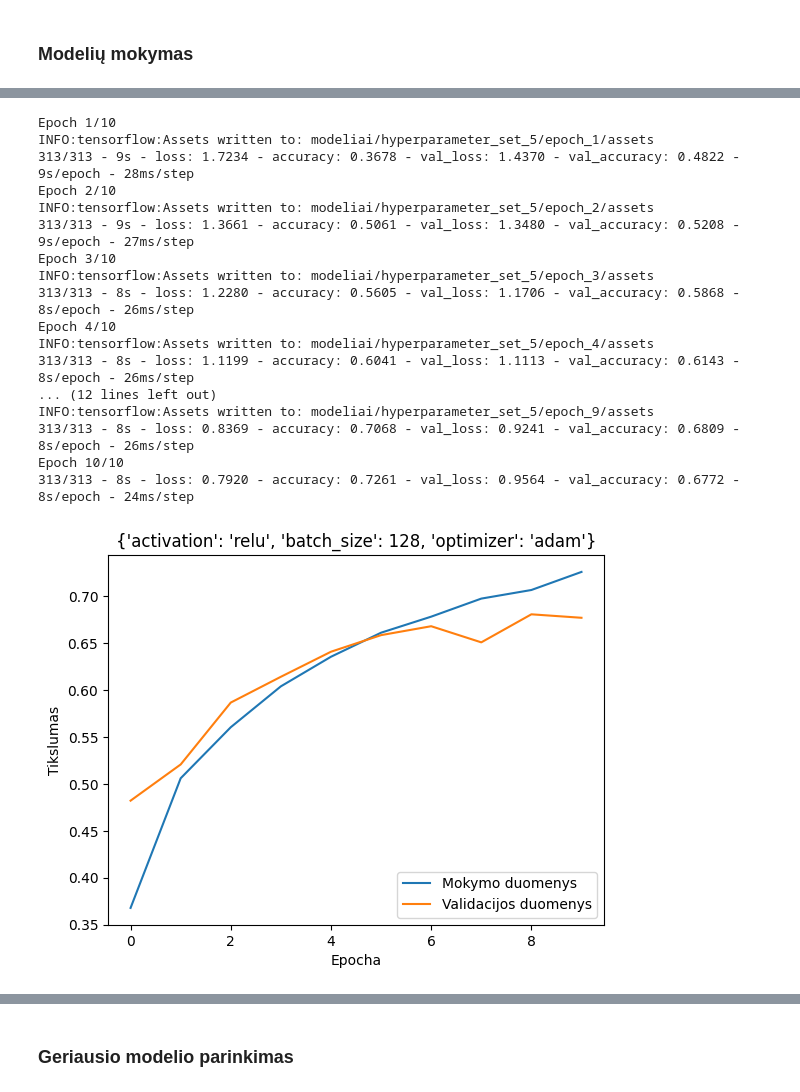
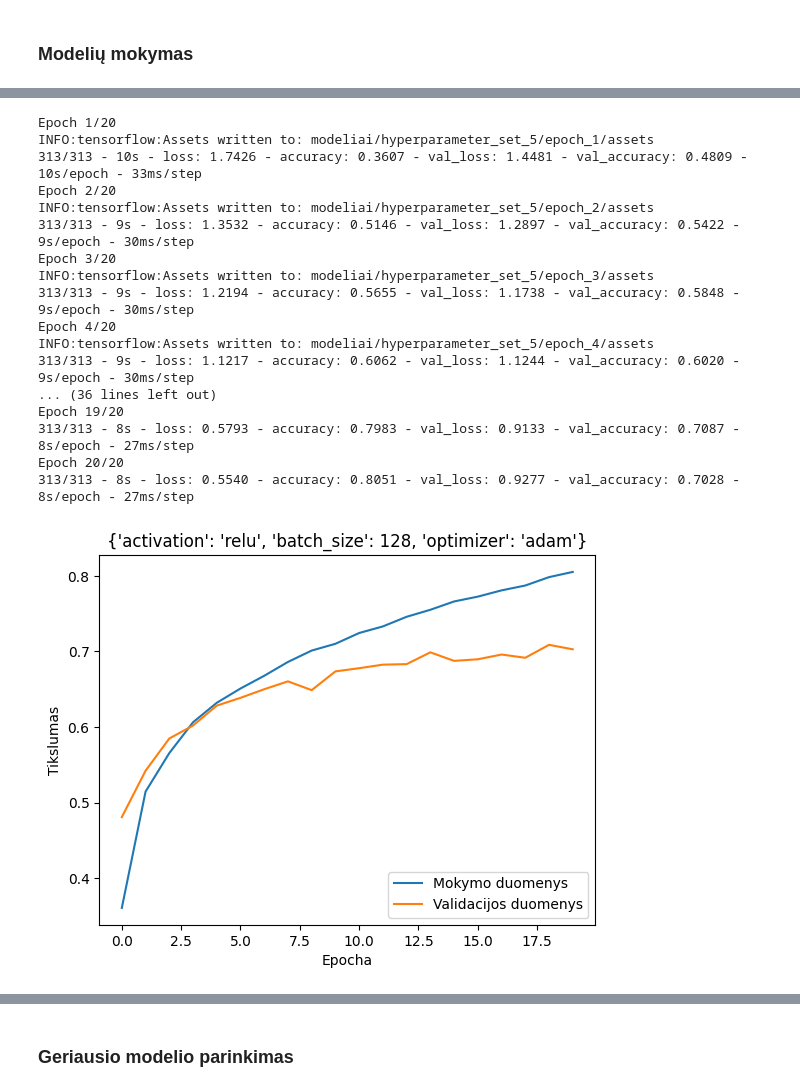
Before and after one commit to dovmar/DI, a Jupyter notebook: Lab4/Lab4.ipynb, the cells around one changed output, grey strips where cells are left out. Drawn from its saved outputs; the diff is of its cells as text; code cells hidden in the pictures.

```diff
--- a/Lab4/Lab4.ipynb
+++ b/Lab4/Lab4.ipynb
@@ -183,7 +371,7 @@ Modelio tikslumas:  0.59
 i = 1
 
 model, history, accuracy = pipeline(train_images,train_labels,test_images,test_labels,
-                                    **grid[i],attempt = i)
+                                    **grid[i],attempt = i,epochs=20)
 test_accuracies.append(accuracy)
 models.append(model)
 histories.append(history)
@@ -212,7 +400,7 @@ Modelio tikslumas:  0.7
 i = 2
 
 model, history, accuracy = pipeline(train_images,train_labels,test_images,test_labels,
-                                    **grid[i],attempt = i)
+                                    **grid[i],attempt = i,epochs=20)
 test_accuracies.append(accuracy)
 models.append(model)
 histories.append(history)
@@ -241,7 +429,7 @@ Modelio tikslumas:  0.54
 i = 3
 
 model, history, accuracy = pipeline(train_images,train_labels,test_images,test_labels,
-                                    **grid[i],attempt = i)
+                                    **grid[i],attempt = i,epochs=20)
 test_accuracies.append(accuracy)
 models.append(model)
 histories.append(history)
@@ -270,7 +458,7 @@ Modelio tikslumas:  0.68
 i = 4
 
 model, history, accuracy = pipeline(train_images,train_labels,test_images,test_labels,
-                                    **grid[i],attempt = i)
+                                    **grid[i],attempt = i,epochs=20)
 test_accuracies.append(accuracy)
 models.append(model)
 histories.append(history)
@@ -298,27 +486,27 @@ Modelio tikslumas:  0.47
 # %%
 i = 5
 
 model, history, accuracy = pipeline(train_images,train_labels,test_images,test_labels,
-                                    **grid[i],attempt = i)
+                                    **grid[i],attempt = i,epochs=20)
 test_accuracies.append(accuracy)
 models.append(model)
 histories.append(history)
 # %% [output]
-Epoch 1/10
+Epoch 1/20
 INFO:tensorflow:Assets written to: modeliai/hyperparameter_set_5/epoch_1/assets
-313/313 - 9s - loss: 1.7234 - accuracy: 0.3678 - val_loss: 1.4370 - val_accuracy: 0.4822 - 9s/epoch - 28ms/step
-Epoch 2/10
+313/313 - 10s - loss: 1.7426 - accuracy: 0.3607 - val_loss: 1.4481 - val_accuracy: 0.4809 - 10s/epoch - 33ms/step
+Epoch 2/20
 INFO:tensorflow:Assets written to: modeliai/hyperparameter_set_5/epoch_2/assets
-313/313 - 9s - loss: 1.3661 - accuracy: 0.5061 - val_loss: 1.3480 - val_accuracy: 0.5208 - 9s/epoch - 27ms/step
-Epoch 3/10
+313/313 - 9s - loss: 1.3532 - accuracy: 0.5146 - val_loss: 1.2897 - val_accuracy: 0.5422 - 9s/epoch - 30ms/step
+Epoch 3/20
 INFO:tensorflow:Assets written to: modeliai/hyperparameter_set_5/epoch_3/assets
-313/313 - 8s - loss: 1.2280 - accuracy: 0.5605 - val_loss: 1.1706 - val_accuracy: 0.5868 - 8s/epoch - 26ms/step
-Epoch 4/10
+313/313 - 9s - loss: 1.2194 - accuracy: 0.5655 - val_loss: 1.1738 - val_accuracy: 0.5848 - 9s/epoch - 30ms/step
+Epoch 4/20
 INFO:tensorflow:Assets written to: modeliai/hyperparameter_set_5/epoch_4/assets
-313/313 - 8s - loss: 1.1199 - accuracy: 0.6041 - val_loss: 1.1113 - val_accuracy: 0.6143 - 8s/epoch - 26ms/step
-... (12 lines left out)
-INFO:tensorflow:Assets written to: modeliai/hyperparameter_set_5/epoch_9/assets
-313/313 - 8s - loss: 0.8369 - accuracy: 0.7068 - val_loss: 0.9241 - val_accuracy: 0.6809 - 8s/epoch - 26ms/step
-Epoch 10/10
-313/313 - 8s - loss: 0.7920 - accuracy: 0.7261 - val_loss: 0.9564 - val_accuracy: 0.6772 - 8s/epoch - 24ms/step
+313/313 - 9s - loss: 1.1217 - accuracy: 0.6062 - val_loss: 1.1244 - val_accuracy: 0.6020 - 9s/epoch - 30ms/step
+... (36 lines left out)
+Epoch 19/20
+313/313 - 8s - loss: 0.5793 - accuracy: 0.7983 - val_loss: 0.9133 - val_accuracy: 0.7087 - 8s/epoch - 27ms/step
+Epoch 20/20
+313/313 - 8s - loss: 0.5540 - accuracy: 0.8051 - val_loss: 0.9277 - val_accuracy: 0.7028 - 8s/epoch - 27ms/step
-[figure, old version]
+[figure, new version]
```
Also changed, not shown: parts of 25 cells of this notebook, 2 other files.
